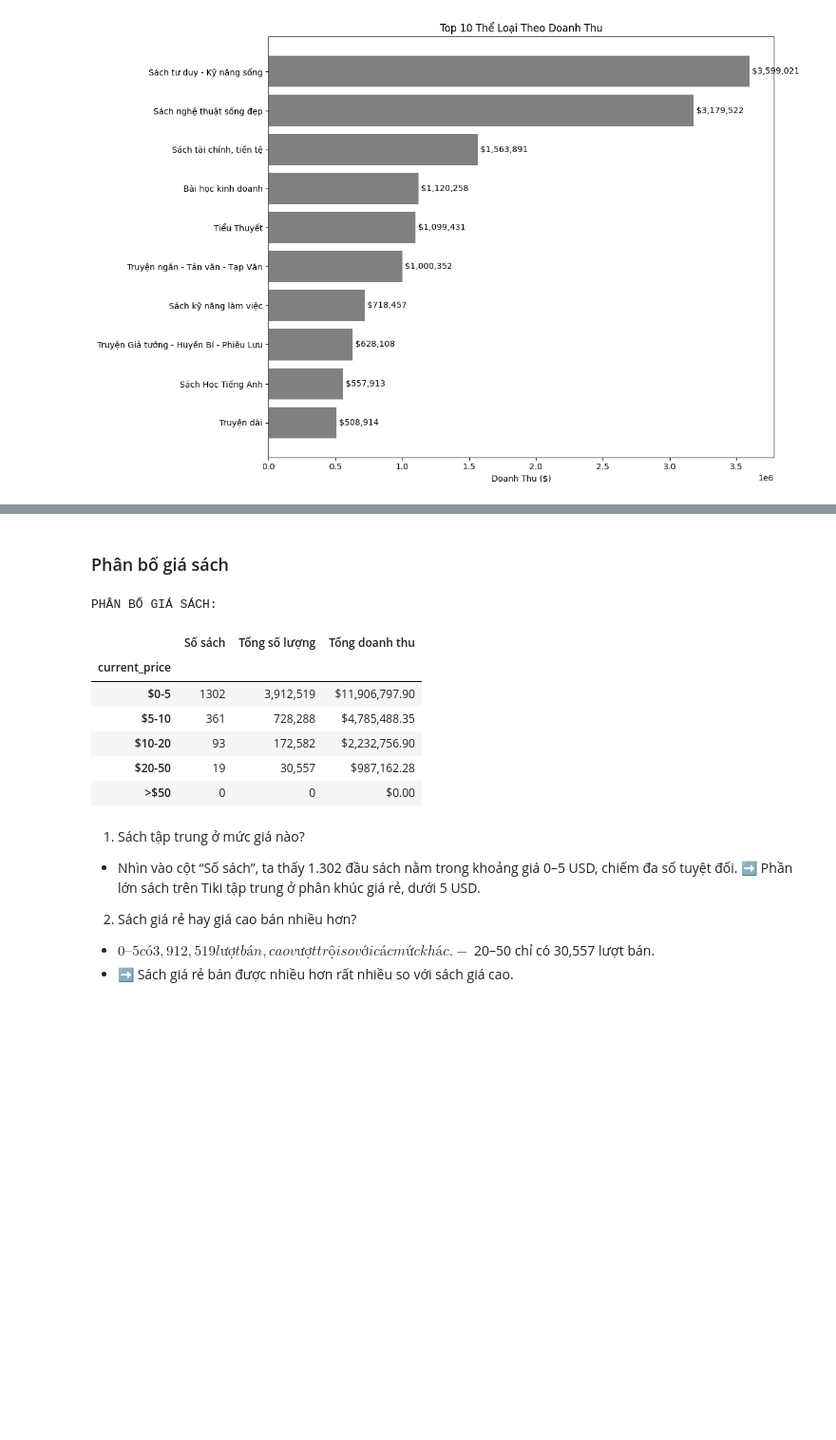
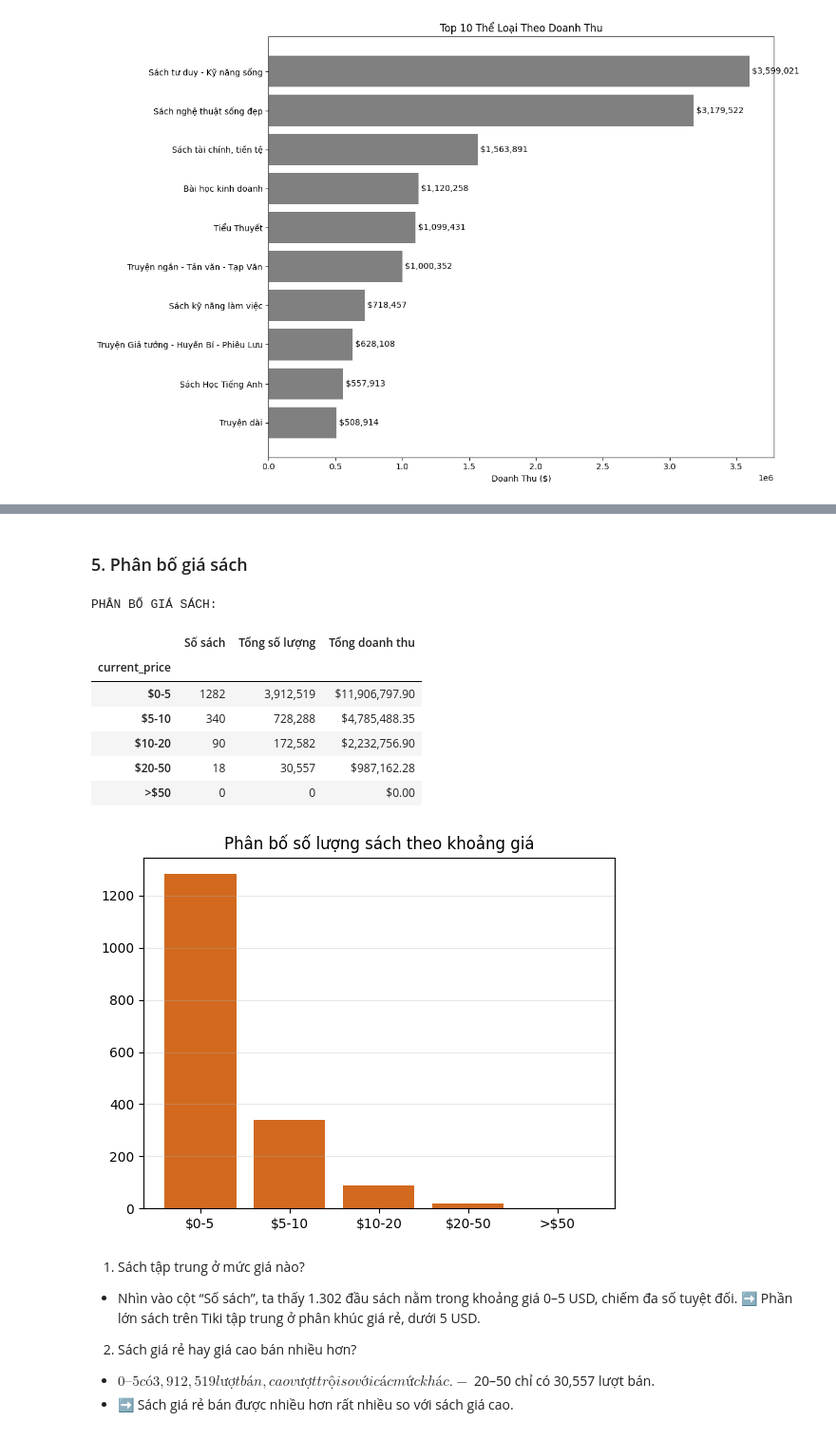
Before and after one commit to chgiabao04/cn-da22tta-chaugiabao-bookdata-machinelearning, a Jupyter notebook: src/eda.ipynb, the cells around one changed output, grey strips where cells are left out. Shown at 95% size. Cells and saved outputs as stored; diff of their text form; code cells hidden in the pictures; blank space fills up the shorter version.

```diff
--- a/src/eda.ipynb
+++ b/src/eda.ipynb
@@ -129,32 +166,39 @@ Top 1 và 2 bỏ xa các thể loại còn lại nên ở insight này ta sẽ p
 
 =>> Đầu tư vào loại Sách tư duy - Kỹ năng sống vì tính ổn định trong doanh thu
 # %% [markdown]
-### Phân bố giá sách
+### 5. Phân bố giá sách
 # %%
 price_ranges = pd.cut(book['current_price'],
                       bins=[0, 5, 10, 20, 50, 100],
                       labels=['$0-5', '$5-10', '$10-20', '$20-50', '>$50'])
 
 price_dist = book.groupby(price_ranges).agg({
     'product_id': 'count',
     'quantity': 'sum',
     'revenue': 'sum'
 }).rename(columns={'product_id': 'Số sách', 'quantity': 'Tổng số lượng', 'revenue': 'Tổng doanh thu'})
 
 price_dist['Tổng doanh thu'] = price_dist['Tổng doanh thu'].map('${:,.2f}'.format)
 price_dist['Tổng số lượng'] = price_dist['Tổng số lượng'].astype(int).map('{:,}'.format)
 
 print("PHÂN BỐ GIÁ SÁCH:")
 display(price_dist)
+
+chart_data = book.groupby(price_ranges, observed=False).size().reset_index(name='count')
+plt.bar(chart_data['current_price'].astype(str), chart_data['count'], color='chocolate')
+plt.title('Phân bố số lượng sách theo khoảng giá')
+plt.grid(axis='y', alpha=0.3)
+plt.show()
 # %% [output]
 PHÂN BỐ GIÁ SÁCH:
 |  | Số sách | Tổng số lượng | Tổng doanh thu |
 | current_price |  |  |  |
-| $0-5 | 1302 | 3,912,519 | $11,906,797.90 |
-| $5-10 | 361 | 728,288 | $4,785,488.35 |
-| $10-20 | 93 | 172,582 | $2,232,756.90 |
-| $20-50 | 19 | 30,557 | $987,162.28 |
+| $0-5 | 1282 | 3,912,519 | $11,906,797.90 |
+| $5-10 | 340 | 728,288 | $4,785,488.35 |
+| $10-20 | 90 | 172,582 | $2,232,756.90 |
+| $20-50 | 18 | 30,557 | $987,162.28 |
 | >$50 | 0 | 0 | $0.00 |
+[figure, added]
 # %% [markdown]
 1. Sách tập trung ở mức giá nào?
 - Nhìn vào cột “Số sách”, ta thấy 1.302 đầu sách nằm trong khoảng giá 0–5 USD, chiếm đa số tuyệt đối.
```
Also changed, not shown: parts of 64 cells of this notebook.
